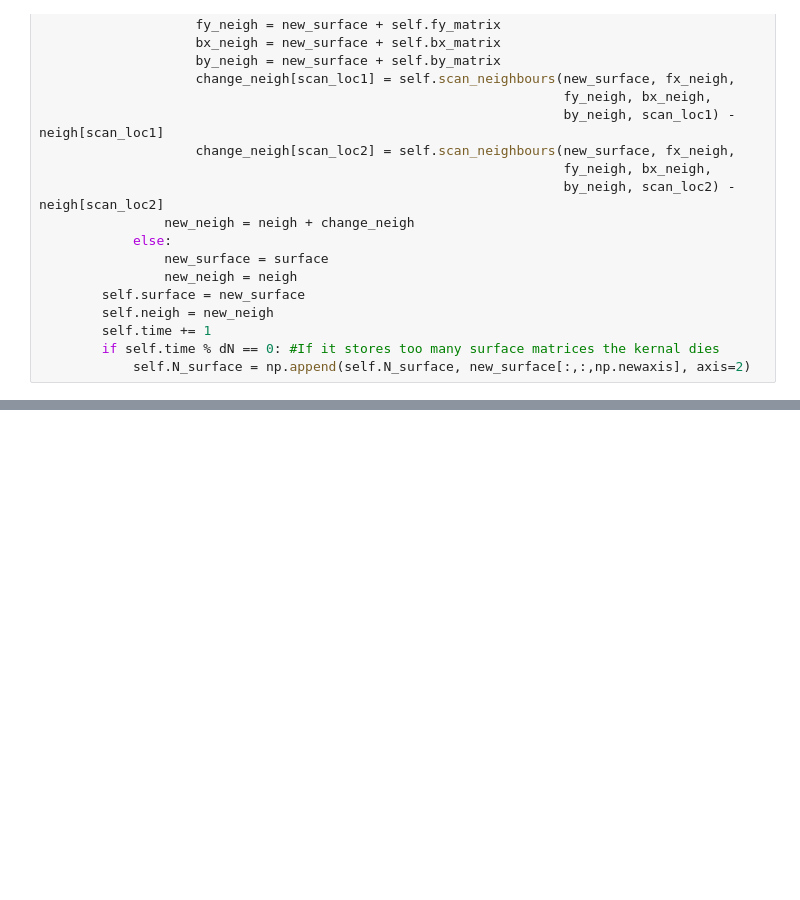
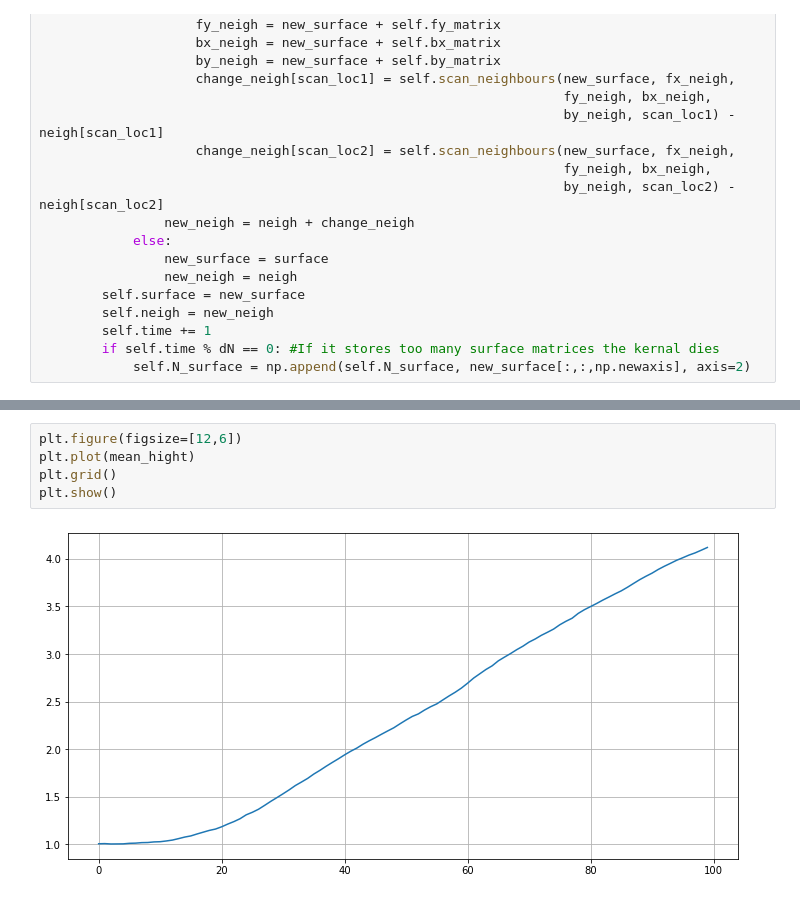
Before and after one commit to MG299792458/CompPhysProj3, a Jupyter notebook: Simulations_new.ipynb, the cells around one changed output, grey strips where cells are left out. Drawn from its saved outputs; the diff is of its cells as text; blank space fills up the shorter version.

```diff
--- a/Simulations_new.ipynb
+++ b/Simulations_new.ipynb
@@ -476,0 +499,7 @@ crystal surface with 1 dislocations
+# %%
+plt.figure(figsize=[12,6])
+plt.plot(mean_hight)
+plt.grid()
+plt.show()
+# %% [output]
+[figure, added]
```
Also changed, not shown: parts of 10 cells of this notebook, 15 other files.
